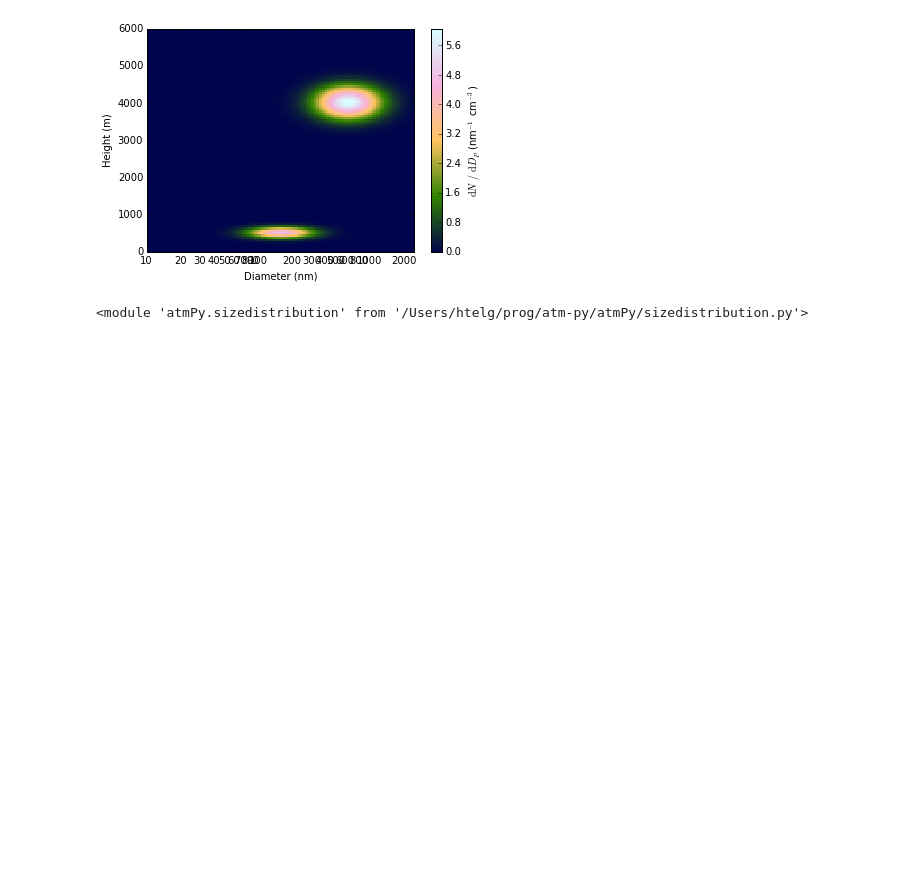
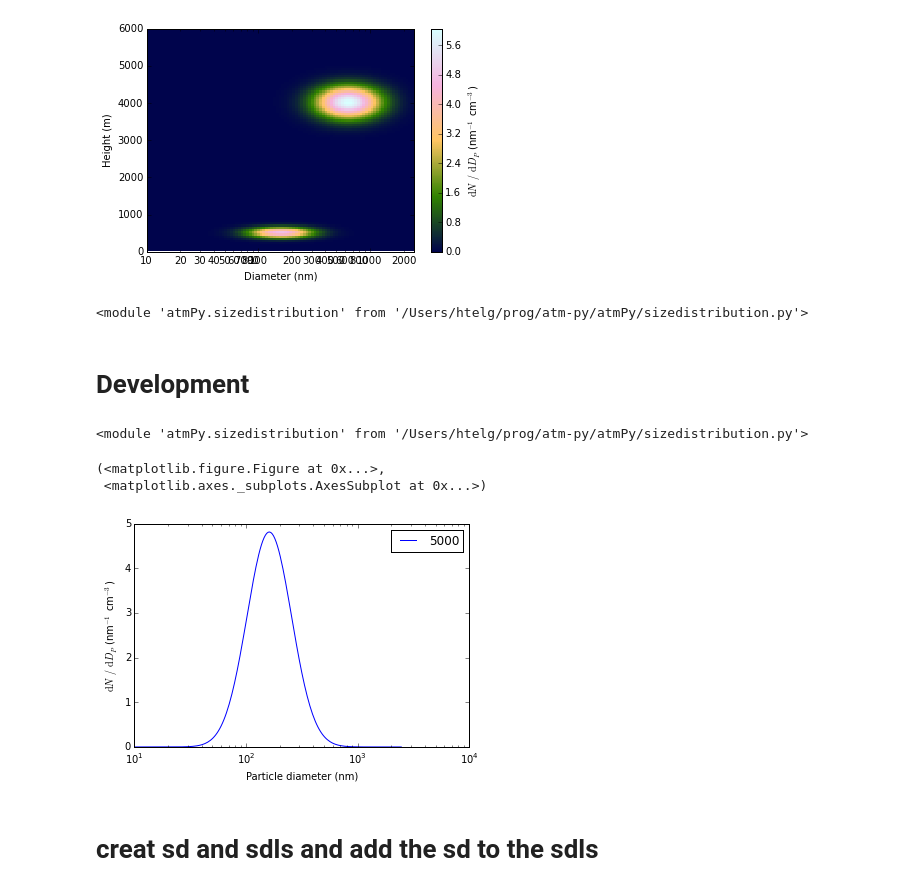
Before and after one commit to wblumberg/atm-py, a Jupyter notebook: examples/size_distribution.ipynb, the cells around one changed output. Drawn from its saved outputs; the diff is of its cells as text; code cells hidden in the pictures; blank space fills up the shorter version.

```diff
--- a/examples/size_distribution.ipynb
+++ b/examples/size_distribution.ipynb
@@ -52,3 +98,27 @@ f,a,pc,cb = sdls.plot_distribution()
 reload(sizedistribution)
 # %% [output]
 <module 'atmPy.sizedistribution' from '/Users/htelg/prog/atm-py/atmPy/sizedistribution.py'>
+# %% [markdown]
+# Development
+# %%
+reload(sizedistribution)
+# %% [output]
+<module 'atmPy.sizedistribution' from '/Users/htelg/prog/atm-py/atmPy/sizedistribution.py'>
+# %%
+centerOfAerosolMode = 200
+widthOfAerosolMode = 0.15
+sdl = sizedistribution.simulate_sizedistribution_layerseries(diameter=[10, 2500],
+                                                             numberOfDiameters=200,
+                                                             heightlimits=[0, 10000],
+                                                             noOflayers=1,
+                                                             layerHeight=[5000.0],
+                                                             layerThickness=[100.0],
+                                                             layerDensity=[1000.0],
+                                                             layerModecenter=[200.0])
+sdl.plot_eachLayer()
+# %% [output]
+(<matplotlib.figure.Figure at 0x...>,
+ <matplotlib.axes._subplots.AxesSubplot at 0x...>)
+[figure, added]
+# %% [markdown]
+# creat sd and sdls and add the sd to the sdls
```
Also changed, not shown: parts of 16 cells of this notebook, 1 other file.
